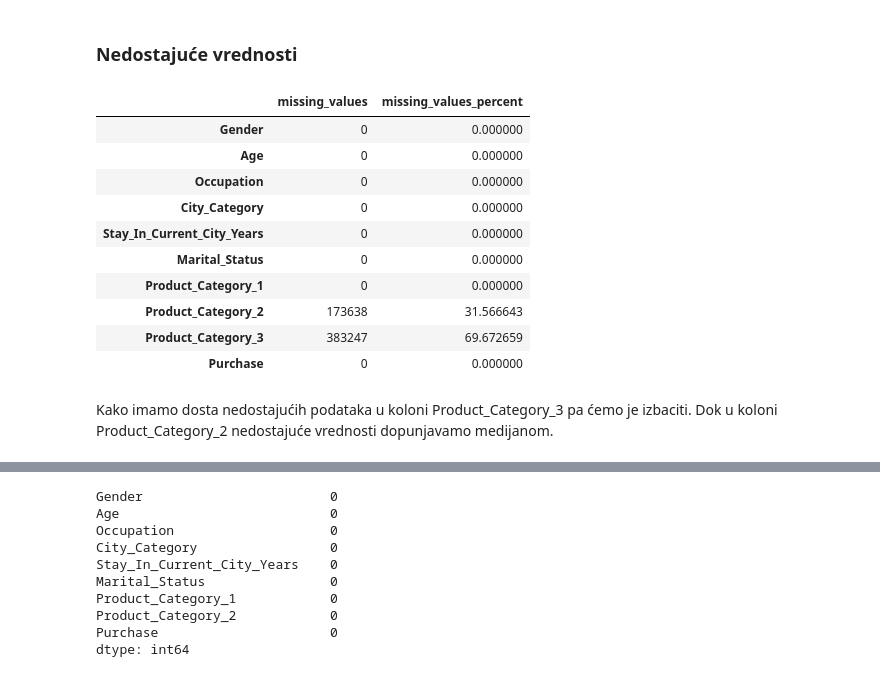
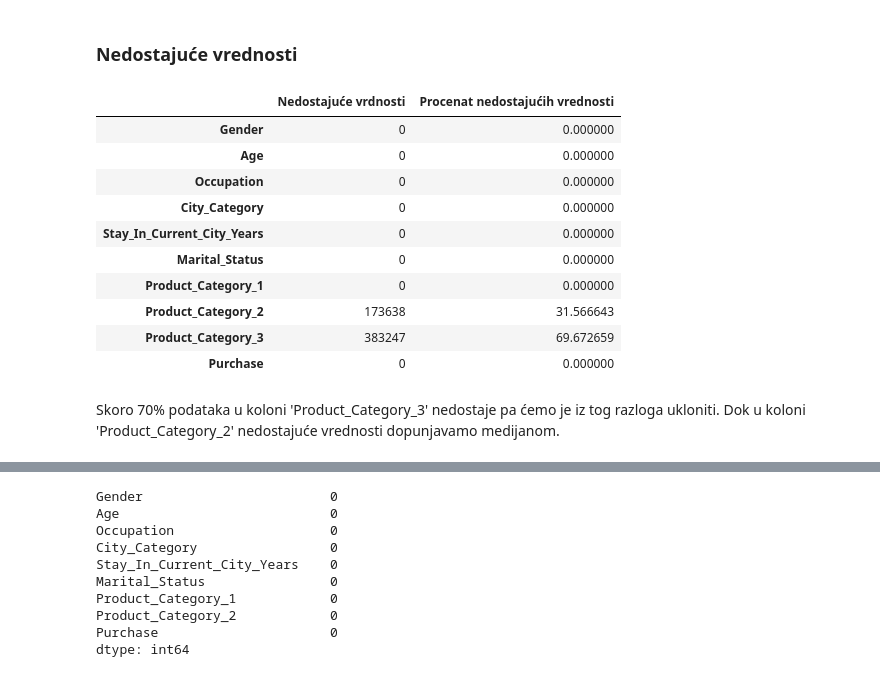
Before and after one commit to dunjica21/Projekat_ML, a Jupyter notebook: BlackFriday.ipynb, the cells around one changed output, grey strips where cells are left out. Cells and saved outputs as stored; diff of their text form; code cells hidden in the pictures.

```diff
--- a/BlackFriday.ipynb
+++ b/BlackFriday.ipynb
@@ -81,9 +95,9 @@ data['Stay_In_Current_City_Years'] = data['Stay_In_Current_City_Years'].str.stri
 # %% [markdown]
 ### Nedostajuće vrednosti
 # %%
-pd.DataFrame({'missing_values': data.isnull().sum(), 'missing_values_percent': data.isnull().sum() / data.shape[0]*100})
+pd.DataFrame({'Nedostajuće vrdnosti': data.isnull().sum(), 'Procenat nedostajućih vrednosti': data.isnull().sum() / data.shape[0]*100})
 # %% [output]
-|  | missing_values | missing_values_percent |
+|  | Nedostajuće vrdnosti | Procenat nedostajućih vrednosti |
 | Gender | 0 | 0.000000 |
 | Age | 0 | 0.000000 |
 | Occupation | 0 | 0.000000 |
@@ -95,6 +109,6 @@ pd.DataFrame({'missing_values': data.isnull().sum(), 'missing_values_percent': d
 | Product_Category_3 | 383247 | 69.672659 |
 | Purchase | 0 | 0.000000 |
 # %% [markdown]
-Kako imamo dosta nedostajućih podataka u koloni Product_Category_3 pa ćemo je izbaciti. Dok u koloni Product_Category_2 nedostajuće vrednosti dopunjavamo medijanom.
+Skoro 70% podataka u koloni 'Product_Category_3' nedostaje pa ćemo je iz tog razloga ukloniti. Dok u koloni 'Product_Category_2' nedostajuće vrednosti dopunjavamo medijanom.
 # %%
 data.drop('Product_Category_3', axis=1, inplace=True)
```
Also changed, not shown: parts of 35 cells of this notebook.
